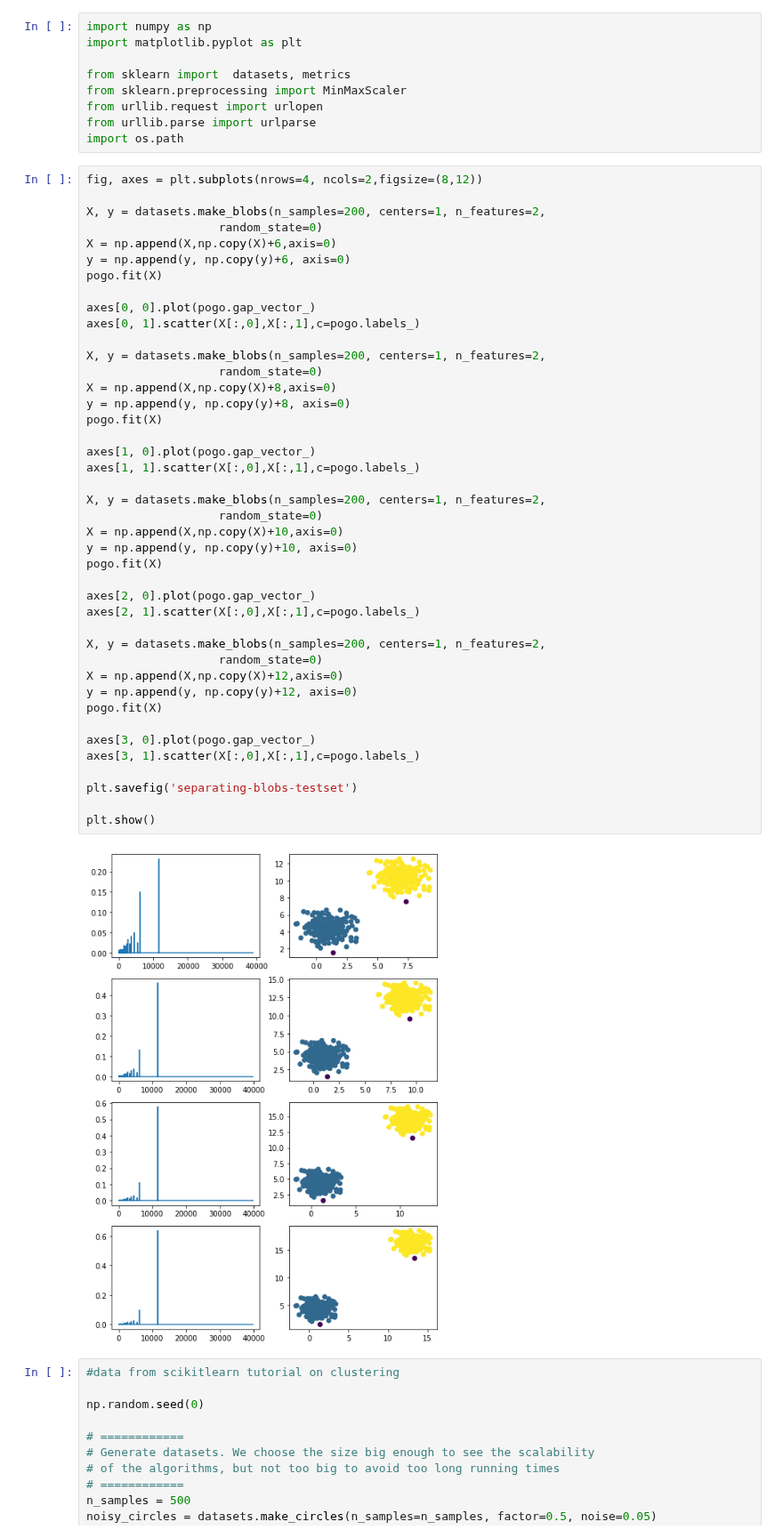
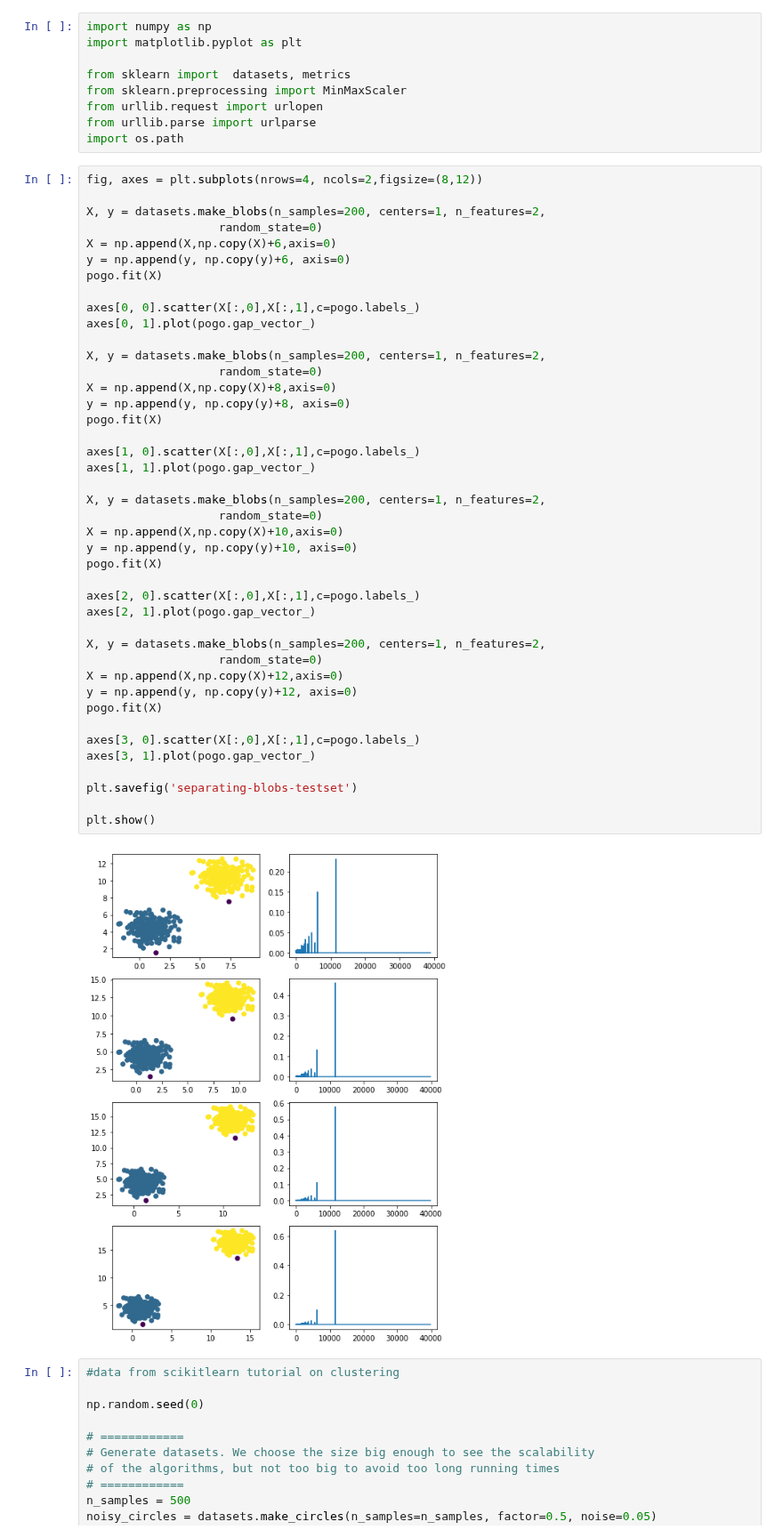
Before and after one commit to gabrielkassjohnson/parameter-free-topological-clustering, a Jupyter notebook: pogo-test-sets.ipynb, the cells around one changed output. Shown at 89% size. Saved outputs shown, nothing was run; the diff lists cells and outputs as text.

```diff
--- a/pogo-test-sets.ipynb
+++ b/pogo-test-sets.ipynb
@@ -17,42 +17,42 @@ X, y = datasets.make_blobs(n_samples=200, centers=1, n_features=2,
 X = np.append(X,np.copy(X)+6,axis=0)
 y = np.append(y, np.copy(y)+6, axis=0)
 pogo.fit(X)
 
-axes[0, 0].plot(pogo.gap_vector_)
-axes[0, 1].scatter(X[:,0],X[:,1],c=pogo.labels_)
+axes[0, 0].scatter(X[:,0],X[:,1],c=pogo.labels_)
+axes[0, 1].plot(pogo.gap_vector_)
 
 X, y = datasets.make_blobs(n_samples=200, centers=1, n_features=2,
                    random_state=0)
 X = np.append(X,np.copy(X)+8,axis=0)
 y = np.append(y, np.copy(y)+8, axis=0)
 pogo.fit(X)
 
-axes[1, 0].plot(pogo.gap_vector_)
-axes[1, 1].scatter(X[:,0],X[:,1],c=pogo.labels_)
+axes[1, 0].scatter(X[:,0],X[:,1],c=pogo.labels_)
+axes[1, 1].plot(pogo.gap_vector_)
 
 X, y = datasets.make_blobs(n_samples=200, centers=1, n_features=2,
                    random_state=0)
 X = np.append(X,np.copy(X)+10,axis=0)
 y = np.append(y, np.copy(y)+10, axis=0)
 pogo.fit(X)
 
-axes[2, 0].plot(pogo.gap_vector_)
-axes[2, 1].scatter(X[:,0],X[:,1],c=pogo.labels_)
+axes[2, 0].scatter(X[:,0],X[:,1],c=pogo.labels_)
+axes[2, 1].plot(pogo.gap_vector_)
 
 X, y = datasets.make_blobs(n_samples=200, centers=1, n_features=2,
                    random_state=0)
 X = np.append(X,np.copy(X)+12,axis=0)
 y = np.append(y, np.copy(y)+12, axis=0)
 pogo.fit(X)
 
-axes[3, 0].plot(pogo.gap_vector_)
-axes[3, 1].scatter(X[:,0],X[:,1],c=pogo.labels_)
+axes[3, 0].scatter(X[:,0],X[:,1],c=pogo.labels_)
+axes[3, 1].plot(pogo.gap_vector_)
 
 plt.savefig('separating-blobs-testset')
 
 plt.show()
 # %% [output]
-[figure, old version]
+[figure, new version]
 # %%
 #data from scikitlearn tutorial on clustering
 
```
Also changed, not shown: 1 other file.
